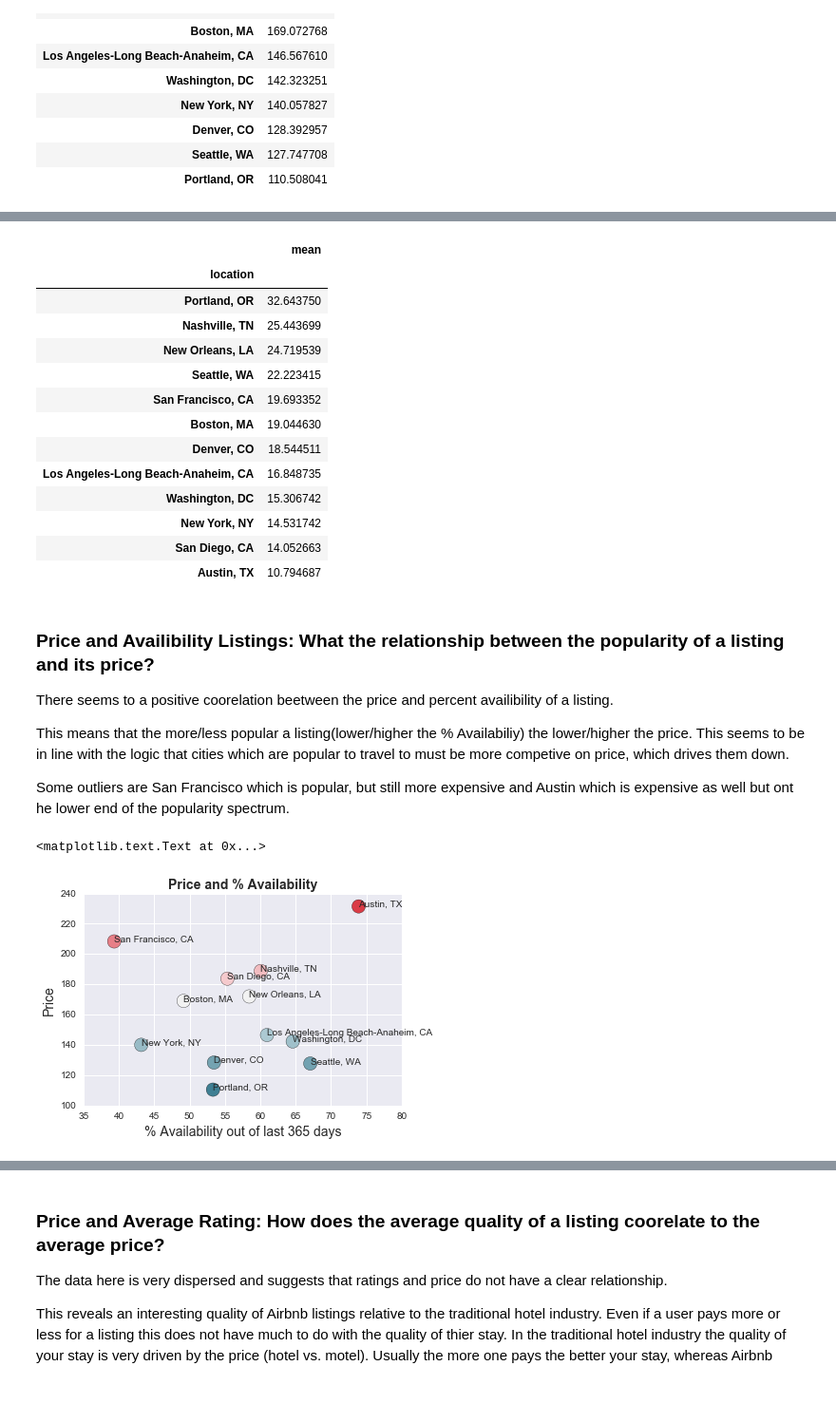
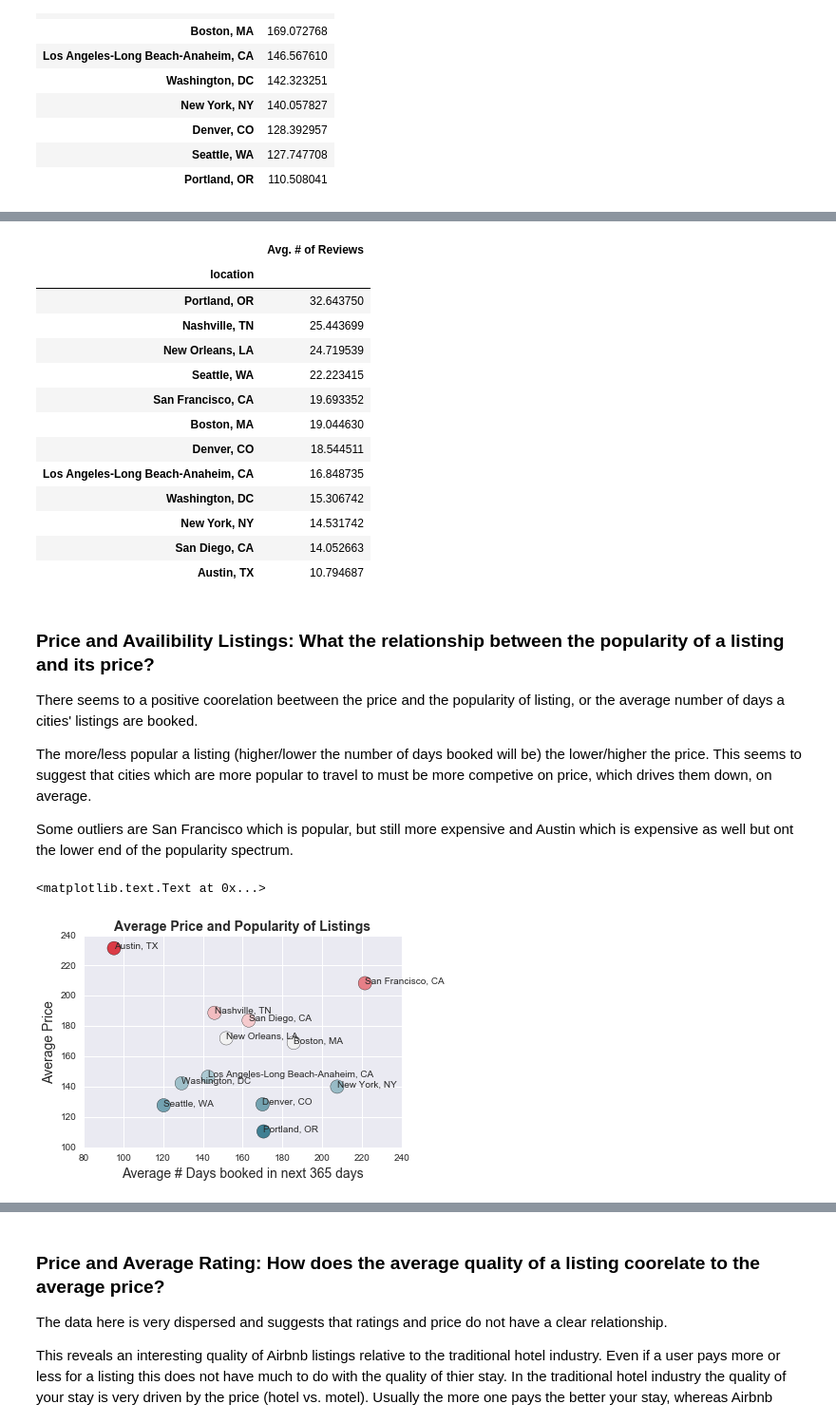
Before and after one commit to nsamrao/Springboard-Data-Science, a Jupyter notebook: Airbnb and Zillow.ipynb, the cells around one changed output, grey strips where cells are left out. Shown at 95% size. Saved outputs shown, nothing was run; the diff lists cells and outputs as text; code cells hidden in the pictures; blank space fills up the shorter version.

```diff
--- a/Airbnb and Zillow.ipynb
+++ b/Airbnb and Zillow.ipynb
@@ -229,0 +242,11 @@ df[0].plot(kind = 'bar', cmap = cmap)
+# %%
+# Creating DataFrame of population in each metro area in millions from US Census 2015
+pop = read_csv('pop_cities_census.csv').convert_objects(convert_numeric=True)
+pop.columns = ['City', 'Population']
+pop = pop.set_index('City')
+
+#Merging with listing data and normalizing
+df1 = concat([df, pop], axis= 1)
+df1 = df1.astype('float')
+df1['Normalized by Population'] = df1['Count of Listings'] / df1['Population']
+df1.sort(['Normalized by Population'], ascending=[False]).reset_index(0)
@@ -252,0 +340,19 @@ DataFrame(statistics['price']['mean'].convert_objects(convert_numeric=True)).sor
+# %%
+z = [statistics['price']['mean'].convert_objects(convert_numeric=True), df1['Normalized by Population']]
+df2 = concat(z, axis = 1)
+
+x = df2['Normalized by Population']
+y = df2['mean']
+
+n = (df2.index.tolist())
+
+fig, ax = plt.subplots()
+ax.scatter(x, y, c=y,cmap = cmap, s =200)
+
+for i, txt in enumerate(n):
+    ax.annotate(txt, (x[i],y[i]), fontsize = 10)
+
+
+plt.xlabel('Listing Count (Normalized)', fontsize=14)
+plt.ylabel('Price', fontsize=14)
+plt.title('Price and Normalized Listing Count', fontsize=14, fontweight='bold')
@@ -281,7 +399,9 @@ DataFrame(x).sort(['mean'], ascending=[True])
 # %%
-DataFrame(statistics['number_of_reviews']['mean'].convert_objects(convert_numeric=True)).sort(['mean'], ascending=[False])
+x = DataFrame(statistics['number_of_reviews']['mean'].convert_objects(convert_numeric=True)).sort(['mean'], ascending=[False])
+x.columns = ['Avg. # of Reviews']
+x
 # %% [output]
-|  | mean |
+|  | Avg. # of Reviews |
 | location |  |
 | Portland, OR | 32.643750 |
 | Nashville, TN | 25.443699 |
@@ -297,27 +417,28 @@ DataFrame(statistics['number_of_reviews']['mean'].convert_objects(convert_numeri
 | Austin, TX | 10.794687 |
 # %% [markdown]
 ### Price and Availibility Listings: What the relationship between the popularity of a listing and its price?
-There seems to a positive coorelation beetween the price and percent availibility of a listing.
 
-This means that the more/less popular a listing(lower/higher the % Availabiliy) the lower/higher the price. This seems to be in line with the logic that cities which are popular to travel to must be more competive on price, which drives them down.
+There seems to a positive coorelation beetween the price and the popularity of listing, or the average number of days a cities' listings are booked.
 
-Some outliers are San Francisco which is popular, but still more expensive and Austin which is expensive as well but ont he lower end of the popularity spectrum.
+The more/less popular a listing (higher/lower the number of days booked will be) the lower/higher the price. This seems to suggest that cities which are more popular to travel to must be more competive on price, which drives them down, on average.
+
+Some outliers are San Francisco which is popular, but still more expensive and Austin which is expensive as well but ont the lower end of the popularity spectrum.
 # %%
-x = ((statistics['availability_365']['mean'] / 365)*100).convert_objects(convert_numeric=True)
+x = (365 - statistics['availability_365']['mean']).convert_objects(convert_numeric=True)
 y = statistics['price']['mean'].convert_objects(convert_numeric=True)
 
 n = (x.reset_index()).location.tolist()
 
 fig, ax = plt.subplots()
 ax.scatter(x, y, c=y,cmap = cmap , s =200)
 
 for i, txt in enumerate(n):
     ax.annotate(txt, (x[i],y[i]), fontsize = 10)
 
 
-plt.xlabel('% Availability out of last 365 days', fontsize=14)
-plt.ylabel('Price', fontsize=14)
-plt.title('Price and % Availability', fontsize=14, fontweight='bold')
+plt.xlabel('Average # Days booked in next 365 days', fontsize=14)
+plt.ylabel('Average Price', fontsize=14)
+plt.title('Average Price and Popularity of Listings', fontsize=14, fontweight='bold')
 # %% [output]
 <matplotlib.text.Text at 0x...>
-[figure, old version]
+[figure, new version]
```
Also changed, not shown: parts of 58 cells of this notebook.
